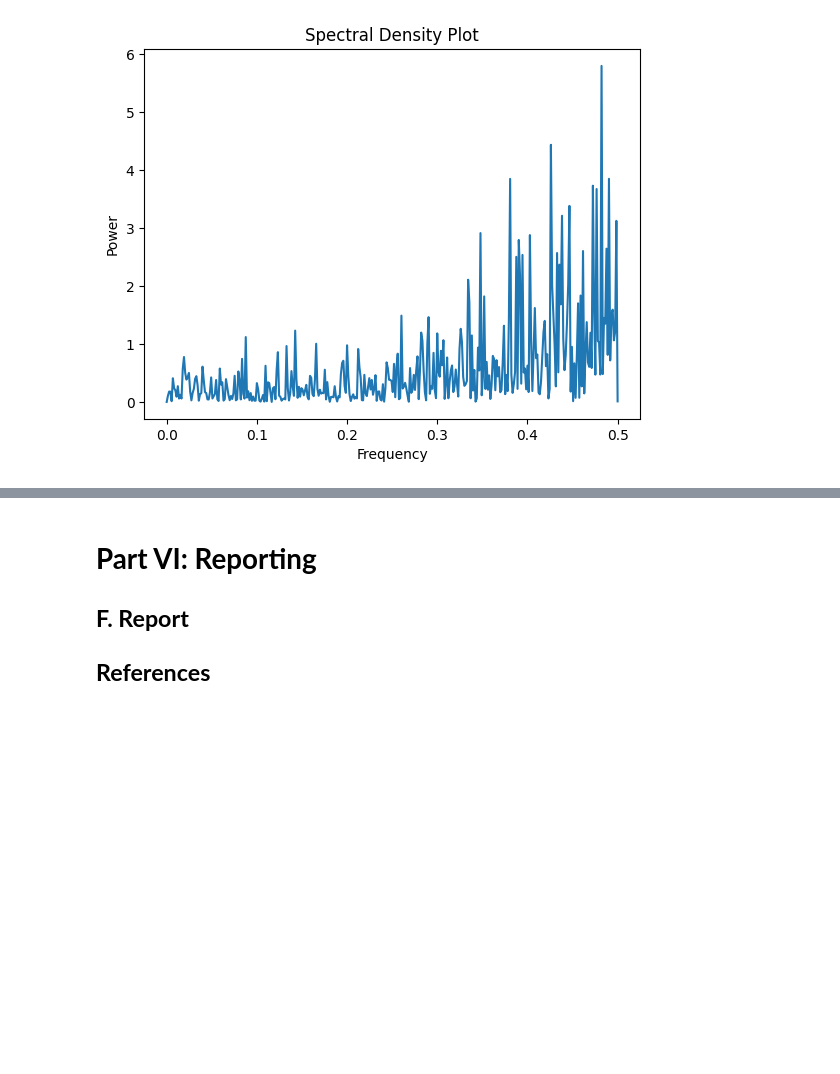
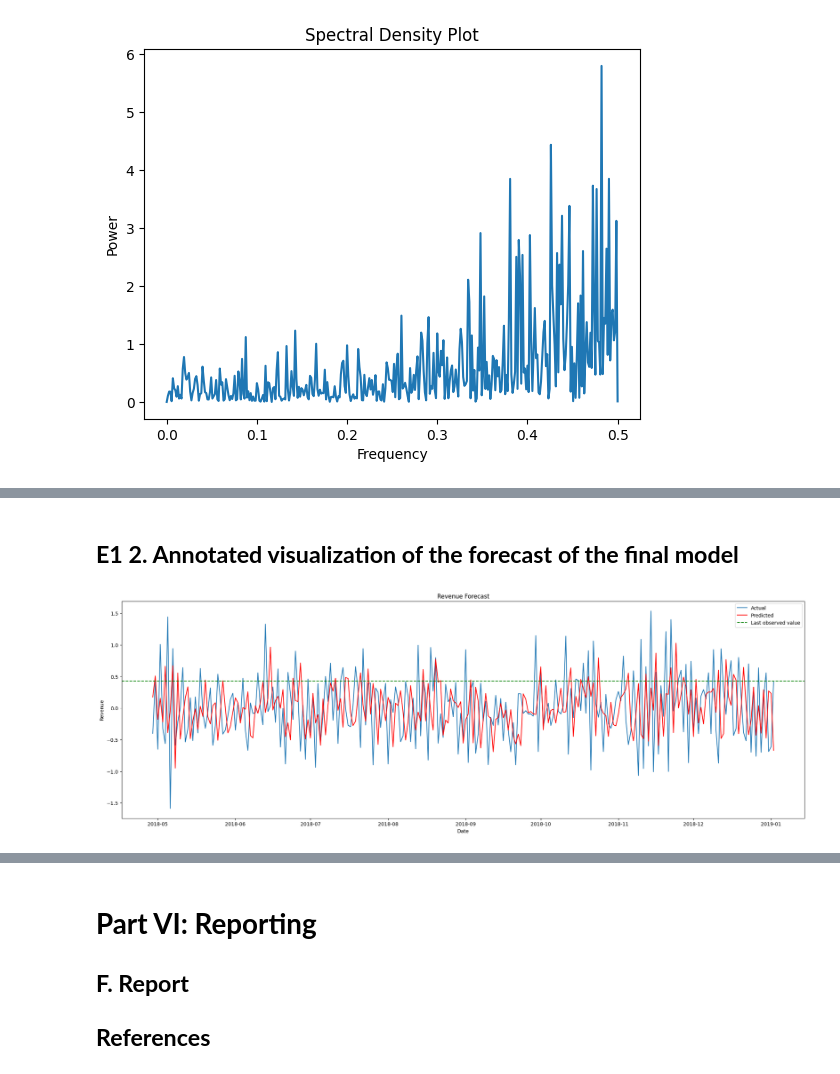
Before and after one commit to cfreeman22/D213, a Jupyter notebook: D213_task1_b2.ipynb, the cells around one changed output, grey strips where cells are left out. Saved outputs shown, nothing was run; the diff lists cells and outputs as text; code cells hidden in the pictures; blank space fills up the shorter version.

```diff
--- a/D213_task1_b2.ipynb
+++ b/D213_task1_b2.ipynb
@@ -322,0 +330,15 @@ plt.show()
+# %% [markdown]
+## __E1 2.  Annotated visualization of the forecast of the final model__
+# %%
+# Plot the results
+plt.figure(figsize=(25,8))
+plt.plot(test.index, test['Revenue'], label='Actual')
+plt.plot(test.index, predictions, label='Predicted',color='red')
+plt.axhline(y=test['Revenue'].iloc[-1], color='green', linestyle='--', label='Last observed value')
+plt.title('Revenue Forecast')
+plt.xlabel('Date')
+plt.ylabel('Revenue')
+plt.legend()
+plt.show()
+# %% [output]
+[figure, added]
```
Also changed, not shown: parts of 18 cells of this notebook.
